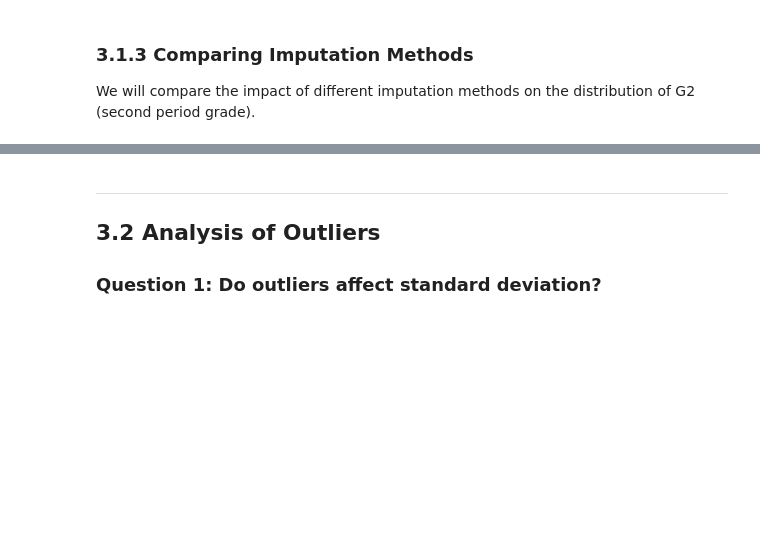
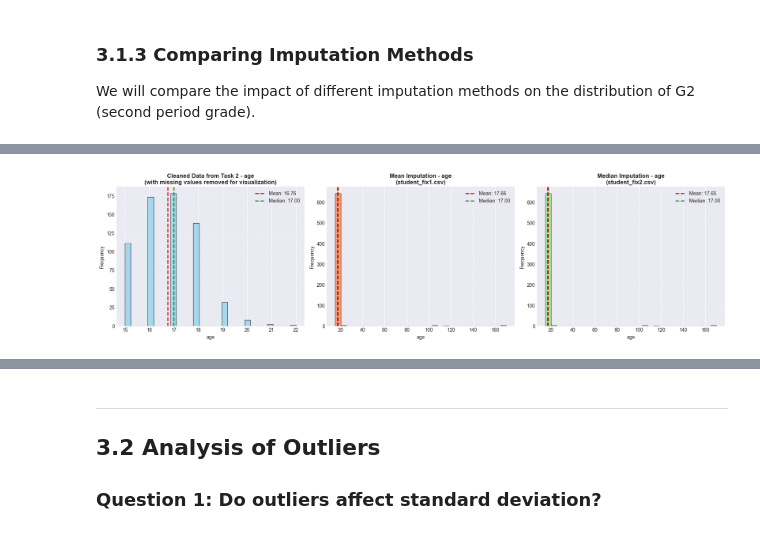
Before and after one commit to SavitarNguyen/COSC2789-DS--ASM1, a Jupyter notebook: assignment1.ipynb, the cells around one changed output, grey strips where cells are left out. Cells and saved outputs as stored; diff of their text form; code cells hidden in the pictures; blank space fills up the shorter version.

Commit message:
Update assignment notebook and student fix files
🤖 Generated with [Claude Code](https://claude.com/claude-code)

Co-Authored-By: Claude <noreply@anthropic.com>

```diff
--- a/assignment1.ipynb
+++ b/assignment1.ipynb
@@ -262,15 +314,3 @@ dtype: object
-# %%
-# Check for duplicate rows
-duplicate_count = df_cleaned.duplicated().sum()
-print(f"\nChecking for duplicate rows...")
-print(f"Number of duplicate rows: {duplicate_count}")
-
-if duplicate_count > 0:
-    print(f"\nRemoving {duplicate_count} duplicate row(s)...")
-    df_cleaned = df_cleaned.drop_duplicates()
-    print(f"Dataset shape after removing duplicates: {df_cleaned.shape}")
-else:
-    print("No duplicate rows found.")
 # %% [markdown]
 ### 1.3.4 Reidentify Rows with Missing Values
 
@@ -1145,0 +1252,87 @@ print("=" * 70)
+# %%
+column_to_plot = 'age'  # My selected column
+
+# Create figure with subplots for comparison
+fig, axes = plt.subplots(1, 3, figsize=(18, 5))
+
+df_cleaned_from_task2 = df_cleaned.copy()
+
+# Load the imputed datasets (these should already be clean and numeric)
+df_mean = pd.read_csv('student_fix1.csv')
+df_median = pd.read_csv('student_fix2.csv')
+
+# Plot 1: Plot from Task 2 Data Distribution (with all errors)
+axes[0].hist(df_cleaned_from_task2[column_to_plot].dropna(), bins=30, color='skyblue', edgecolor='black', alpha=0.7)
+axes[0].set_title(f'Cleaned Data from Task 2 - {column_to_plot}\n(with missing values removed for visualization)', fontsize=12, fontweight='bold')
+axes[0].set_xlabel(column_to_plot, fontsize=10)
+axes[0].set_ylabel('Frequency', fontsize=10)
+axes[0].axvline(df_cleaned_from_task2[column_to_plot].mean(), color='red', linestyle='--', linewidth=2, label=f'Mean: {df_cleaned_from_task2[column_to_plot].mean():.2f}')
+axes[0].axvline(df_cleaned_from_task2[column_to_plot].median(), color='green', linestyle='--', linewidth=2, label=f'Median: {df_cleaned_from_task2[column_to_plot].median():.2f}')
+axes[0].legend()
+axes[0].grid(axis='y', alpha=0.3)
+
+# Plot 2: Mean Imputation
+axes[1].hist(df_mean[column_to_plot], bins=30, color='coral', edgecolor='black', alpha=0.7)
+axes[1].set_title(f'Mean Imputation - {column_to_plot}\n(student_fix1.csv)', fontsize=12, fontweight='bold')
+axes[1].set_xlabel(column_to_plot, fontsize=10)
+axes[1].set_ylabel('Frequency', fontsize=10)
+axes[1].axvline(df_mean[column_to_plot].mean(), color='red', linestyle='--', linewidth=2, label=f'Mean: {df_mean[column_to_plot].mean():.2f}')
+axes[1].axvline(df_mean[column_to_plot].median(), color='green', linestyle='--', linewidth=2, label=f'Median: {df_mean[column_to_plot].median():.2f}')
+axes[1].legend()
+axes[1].grid(axis='y', alpha=0.3)
+
+# Plot 3: Median Imputation
+axes[2].hist(df_median[column_to_plot], bins=30, color='lightgreen', edgecolor='black', alpha=0.7)
+axes[2].set_title(f'Median Imputation - {column_to_plot}\n(student_fix2.csv)', fontsize=12, fontweight='bold')
+axes[2].set_xlabel(column_to_plot, fontsize=10)
+axes[2].set_ylabel('Frequency', fontsize=10)
+axes[2].axvline(df_median[column_to_plot].mean(), color='red', linestyle='--', linewidth=2, label=f'Mean: {df_median[column_to_plot].mean():.2f}')
+axes[2].axvline(df_median[column_to_plot].median(), color='green', linestyle='--', linewidth=2, label=f'Median: {df_median[column_to_plot].median():.2f}')
+axes[2].legend()
+axes[2].grid(axis='y', alpha=0.3)
+
+plt.tight_layout()
+plt.show()
+
+# Print statistical comparison
+print(f"\n{'='*70}")
+print(f"Statistical Comparison for '{column_to_plot}'")
+print(f"{'='*70}")
+print(f"\n{'Metric':<20} {'Original':<15} {'Mean Imputation':<20} {'Median Imputation':<20}")
+print(f"{'-'*70}")
+print(f"{'Count':<20} {df_cleaned_from_task2[column_to_plot].count():<15} {df_mean[column_to_plot].count():<20} {df_median[column_to_plot].count():<20}")
+print(f"{'Missing Values':<20} {df_cleaned_from_task2[column_to_plot].isna().sum():<15} {df_mean[column_to_plot].isna().sum():<20} {df_median[column_to_plot].isna().sum():<20}")
+print(f"{'Mean':<20} {df_cleaned_from_task2[column_to_plot].mean():<15.2f} {df_mean[column_to_plot].mean():<20.2f} {df_median[column_to_plot].mean():<20.2f}")
+print(f"{'Median':<20} {df_cleaned_from_task2[column_to_plot].median():<15.2f} {df_mean[column_to_plot].median():<20.2f} {df_median[column_to_plot].median():<20.2f}")
+print(f"{'Std Deviation':<20} {df_cleaned_from_task2[column_to_plot].std():<15.2f} {df_mean[column_to_plot].std():<20.2f} {df_median[column_to_plot].std():<20.2f}")
+print(f"{'Variance':<20} {df_cleaned_from_task2[column_to_plot].var():<15.2f} {df_mean[column_to_plot].var():<20.2f} {df_median[column_to_plot].var():<20.2f}")
+print(f"{'Min':<20} {df_cleaned_from_task2[column_to_plot].min():<15.2f} {df_mean[column_to_plot].min():<20.2f} {df_median[column_to_plot].min():<20.2f}")
+print(f"{'Max':<20} {df_cleaned_from_task2[column_to_plot].max():<15.2f} {df_mean[column_to_plot].max():<20.2f} {df_median[column_to_plot].max():<20.2f}")
+print(f"{'='*70}\n")
+
+# Additional visualization: Box plots for better comparison
+fig, ax = plt.subplots(1, 1, figsize=(12, 6))
+
+# Prepare data for box plot
+box_data = [
+    df_cleaned_from_task2[column_to_plot].dropna(),
+    df_mean[column_to_plot],
+    df_median[column_to_plot]
+]
+
+bp = ax.boxplot(box_data, labels=['Original\n(excl. missing)', 'Mean Imputation\n(student_fix1)', 'Median Imputation\n(student_fix2)'],
+                patch_artist=True, showmeans=True)
+
+# Color the box plots
+colors = ['skyblue', 'coral', 'lightgreen']
+for patch, color in zip(bp['boxes'], colors):
+    patch.set_facecolor(color)
+    patch.set_alpha(0.7)
+
+ax.set_title(f'Box Plot Comparison - {column_to_plot}', fontsize=14, fontweight='bold')
+ax.set_ylabel(column_to_plot, fontsize=12)
+ax.grid(axis='y', alpha=0.3)
+plt.tight_layout()
+plt.show()
+# %% [output]
+[figure, added]
```
Also changed, not shown: parts of 43 cells of this notebook, 2 other files.
